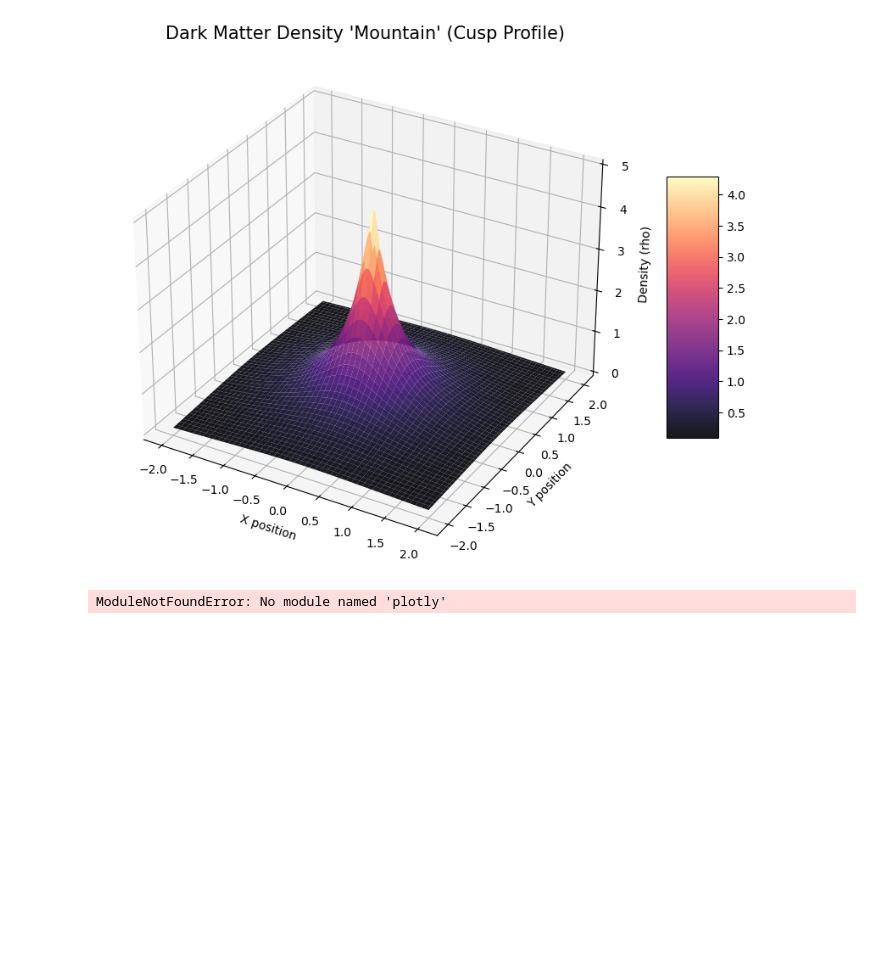
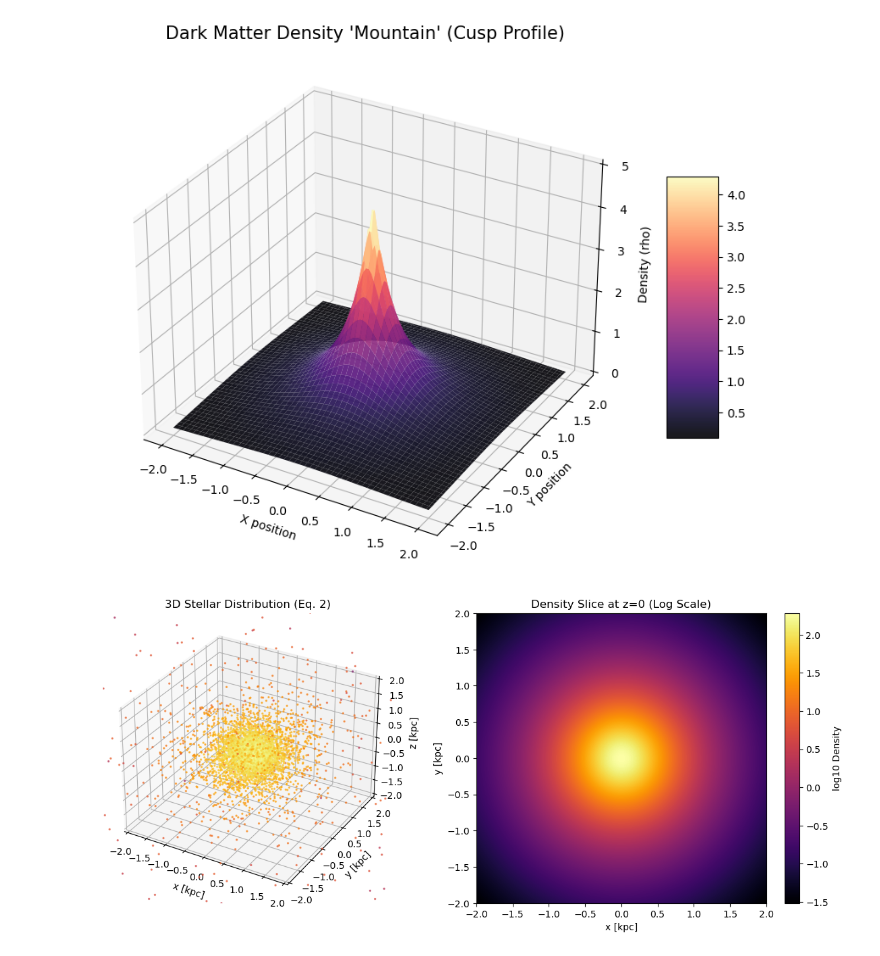
Before and after one commit to Anodymous1/suds, a Jupyter notebook: formula_visualization.ipynb, the cells around one changed output. Cells and saved outputs as stored; diff of their text form; code cells hidden in the pictures; blank space fills up the shorter version.

```diff
--- a/formula_visualization.ipynb
+++ b/formula_visualization.ipynb
@@ -60,5 +60,61 @@ plt.show()
 # %% [output]
 [figure]
 # %%
+import numpy as np
+import matplotlib.pyplot as plt
+from mpl_toolkits.mplot3d import Axes3D
+
+def plummer_3d_density(r, L, r_star):
+    return (3 * L / (4 * np.pi * r_star**3)) * (1 + (r**2 / r_star**2))**(-2.5)
+
+# Parameters
+L = 100
+r_star = 0.5  # kpc
+n_points = 5000
+
+# 1. Generate random 3D positions
+# To truly represent the 3D density, we sample points
+# This mimics how stars are distributed in the dwarf galaxy
+phi = np.random.uniform(0, 2 * np.pi, n_points)
+costheta = np.random.uniform(-1, 1, n_points)
+u = np.random.uniform(0, 1, n_points)
+
+theta = np.arccos(costheta)
+# Sampling radius according to the Plummer cumulative distribution function
+r = r_star / np.sqrt(u**(-2/3) - 1)
+
+# Convert to Cartesian coordinates
+x = r * np.sin(theta) * np.cos(phi)
+y = r * np.sin(theta) * np.sin(phi)
+z = r * np.cos(theta)
+
+# 2. Calculate density at each point for coloring
+densities = plummer_3d_density(r, L, r_star)
+
+# 3. Plotting
+fig = plt.figure(figsize=(12, 5))
+
+# --- Left Plot: 3D Point Cloud ---
+ax1 = fig.add_subplot(121, projection='3d')
+scatter = ax1.scatter(x, y, z, c=np.log10(densities), cmap='inferno', s=2, alpha=0.6)
+ax1.set_title("3D Stellar Distribution (Eq. 2)")
+ax1.set_xlim([-2, 2]); ax1.set_ylim([-2, 2]); ax1.set_zlim([-2, 2])
+ax1.set_xlabel('x [kpc]'); ax1.set_ylabel('y [kpc]'); ax1.set_zlabel('z [kpc]')
+
+# --- Right Plot: 2D Cross-section Heatmap ---
+ax2 = fig.add_subplot(122)
+grid_size = np.linspace(-2, 2, 200)
+X, Y = np.meshgrid(grid_size, grid_size)
+R = np.sqrt(X**2 + Y**2)
+Z_dens = plummer_3d_density(R, L, r_star)
+
+im = ax2.imshow(np.log10(Z_dens), extent=[-2, 2, -2, 2], cmap='inferno', origin='lower')
+ax2.set_title("Density Slice at z=0 (Log Scale)")
+ax2.set_xlabel('x [kpc]')
+ax2.set_ylabel('y [kpc]')
+plt.colorbar(im, label='log10 Density')
+
+plt.tight_layout()
+plt.show()
 # %% [output]
-ModuleNotFoundError: No module named 'plotly'
+[figure, added]
```
Also changed, not shown: parts of 1 cell of this notebook, 8 other files.
